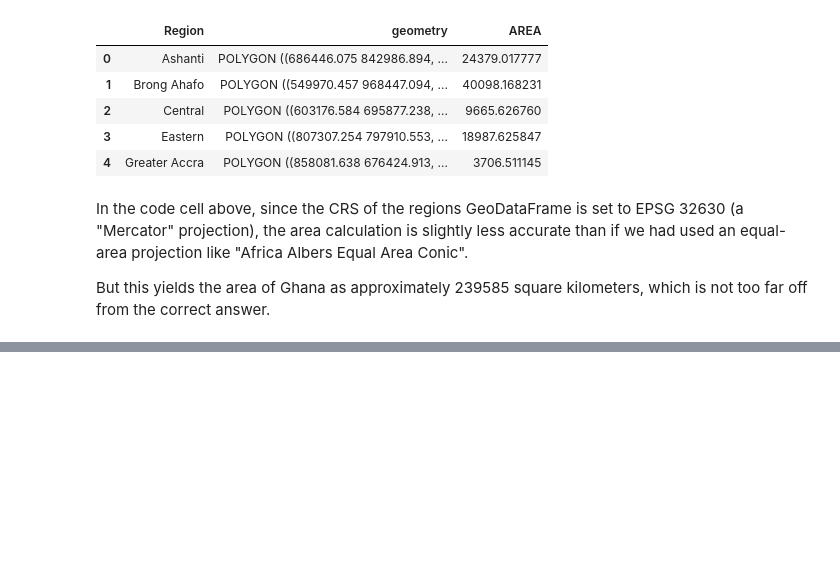
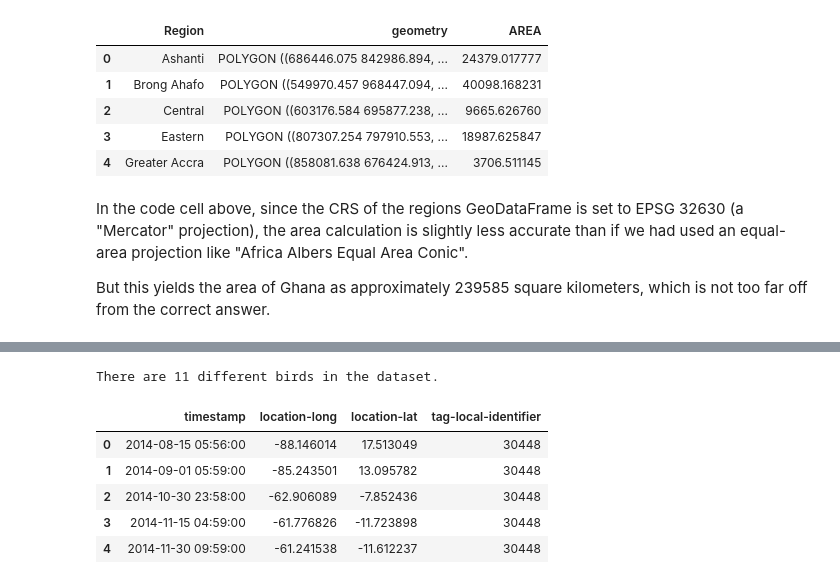
Before and after one commit to bcjspiros/edu-kaggle-GeospatialAnalysis, a Jupyter notebook: notebooks/Python/CoordinateReferenceSystems.ipynb, the cells around one changed output, grey strips where cells are left out. Cells and saved outputs as stored; diff of their text form; code cells hidden in the pictures; blank space fills up the shorter version.

```diff
--- a/notebooks/Python/CoordinateReferenceSystems.ipynb
+++ b/notebooks/Python/CoordinateReferenceSystems.ipynb
@@ -130,0 +170,13 @@ But this yields the area of Ghana as approximately 239585 square kilometers, whi
+# %%
+# Load the data and print the first 5 rows
+birds_df = pd.read_csv(here("data/purple_martin.csv"), parse_dates=['timestamp'])
+print("There are {} different birds in the dataset.".format(birds_df["tag-local-identifier"].nunique()))
+birds_df.head()
+# %% [output]
+There are 11 different birds in the dataset.
+|  | timestamp | location-long | location-lat | tag-local-identifier |
+| 0 | 2014-08-15 05:56:00 | -88.146014 | 17.513049 | 30448 |
+| 1 | 2014-09-01 05:59:00 | -85.243501 | 13.095782 | 30448 |
+| 2 | 2014-10-30 23:58:00 | -62.906089 | -7.852436 | 30448 |
+| 3 | 2014-11-15 04:59:00 | -61.776826 | -11.723898 | 30448 |
+| 4 | 2014-11-30 09:59:00 | -61.241538 | -11.612237 | 30448 |
```
Also changed, not shown: parts of 12 cells of this notebook, 3 other files.
